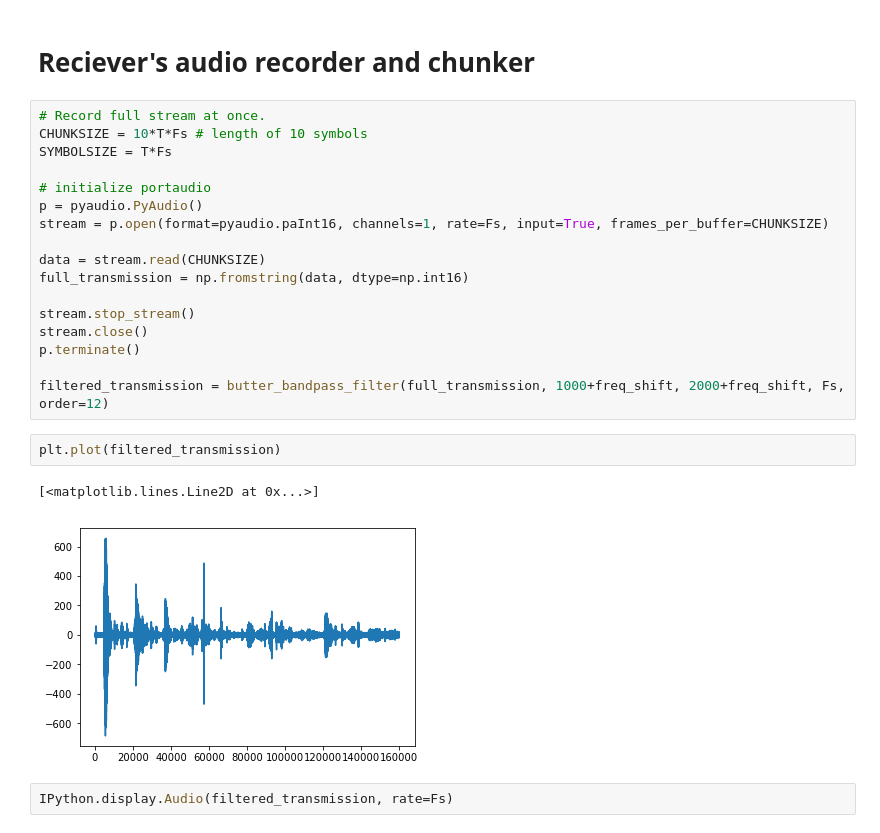
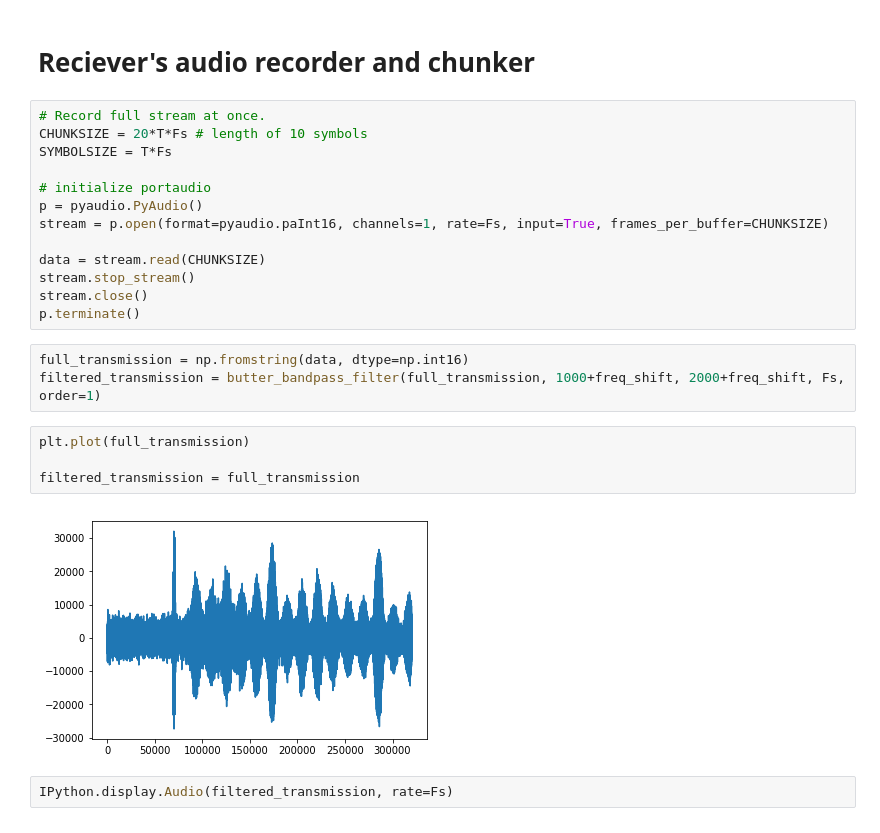
Before and after one commit to lucieperrotta/PDC, a Jupyter notebook: waveformFormer.ipynb, the cells around one changed output. Drawn from its saved outputs; the diff is of its cells as text.

```diff
--- a/waveformFormer.ipynb
+++ b/waveformFormer.ipynb
@@ -180,7 +196,7 @@ NOISE_RANGE # =1 if channel is free between 1kHz and 2kHz, =2 if 2kHz to 3kHz
 # Reciever's audio recorder and chunker
 # %%
 # Record full stream at once.
-CHUNKSIZE = 10*T*Fs # length of 10 symbols
+CHUNKSIZE = 20*T*Fs # length of 10 symbols
 SYMBOLSIZE = T*Fs
 
 # initialize portaudio
@@ -188,18 +204,18 @@ p = pyaudio.PyAudio()
 stream = p.open(format=pyaudio.paInt16, channels=1, rate=Fs, input=True, frames_per_buffer=CHUNKSIZE)
 
 data = stream.read(CHUNKSIZE)
-full_transmission = np.fromstring(data, dtype=np.int16)
-
 stream.stop_stream()
 stream.close()
 p.terminate()
-
-filtered_transmission = butter_bandpass_filter(full_transmission, 1000+freq_shift, 2000+freq_shift, Fs, order=12)
+# %%
+full_transmission = np.fromstring(data, dtype=np.int16)
+filtered_transmission = butter_bandpass_filter(full_transmission, 1000+freq_shift, 2000+freq_shift, Fs, order=1)
 # %%
-plt.plot(filtered_transmission)
+plt.plot(full_transmission)
+
+filtered_transmission = full_transmission
 # %% [output]
-[<matplotlib.lines.Line2D at 0x...>]
-[figure, old version]
+[figure, new version]
 # %%
 IPython.display.Audio(filtered_transmission, rate=Fs)
 # %% [output]
```
Also changed, not shown: parts of 18 cells of this notebook.
